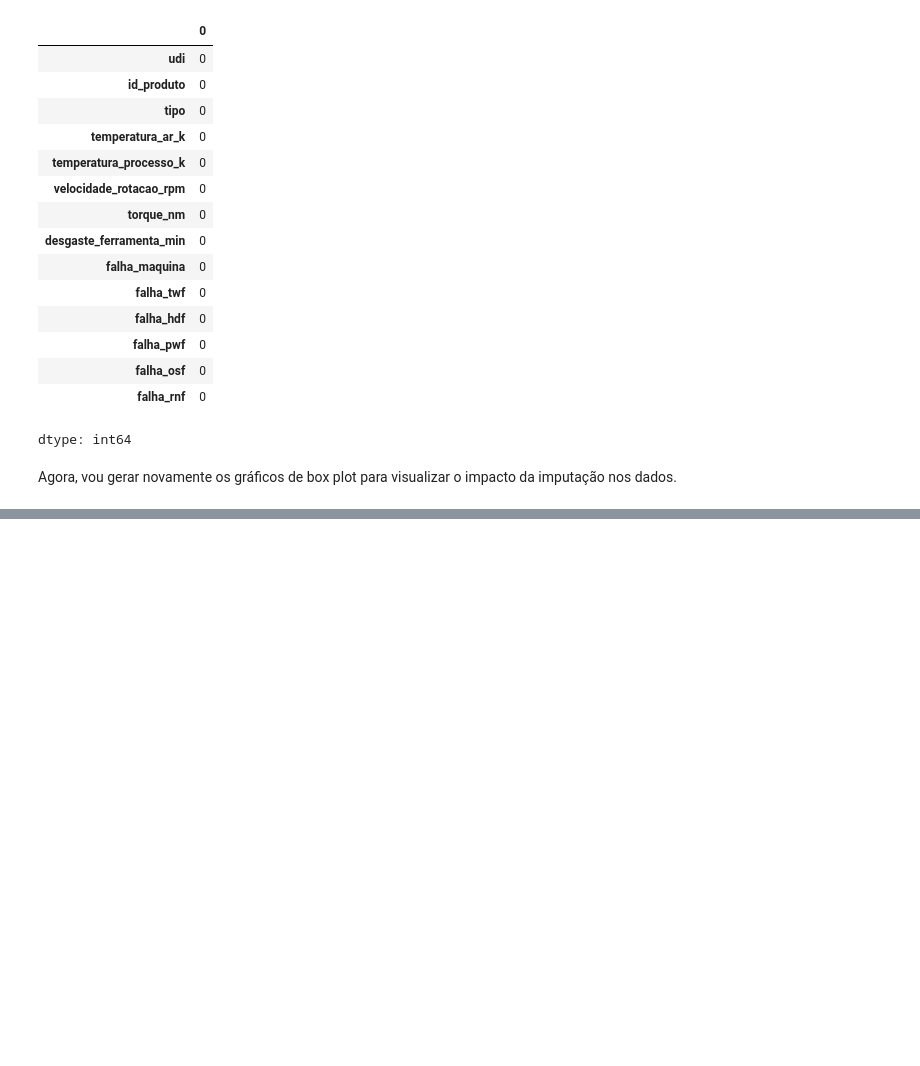
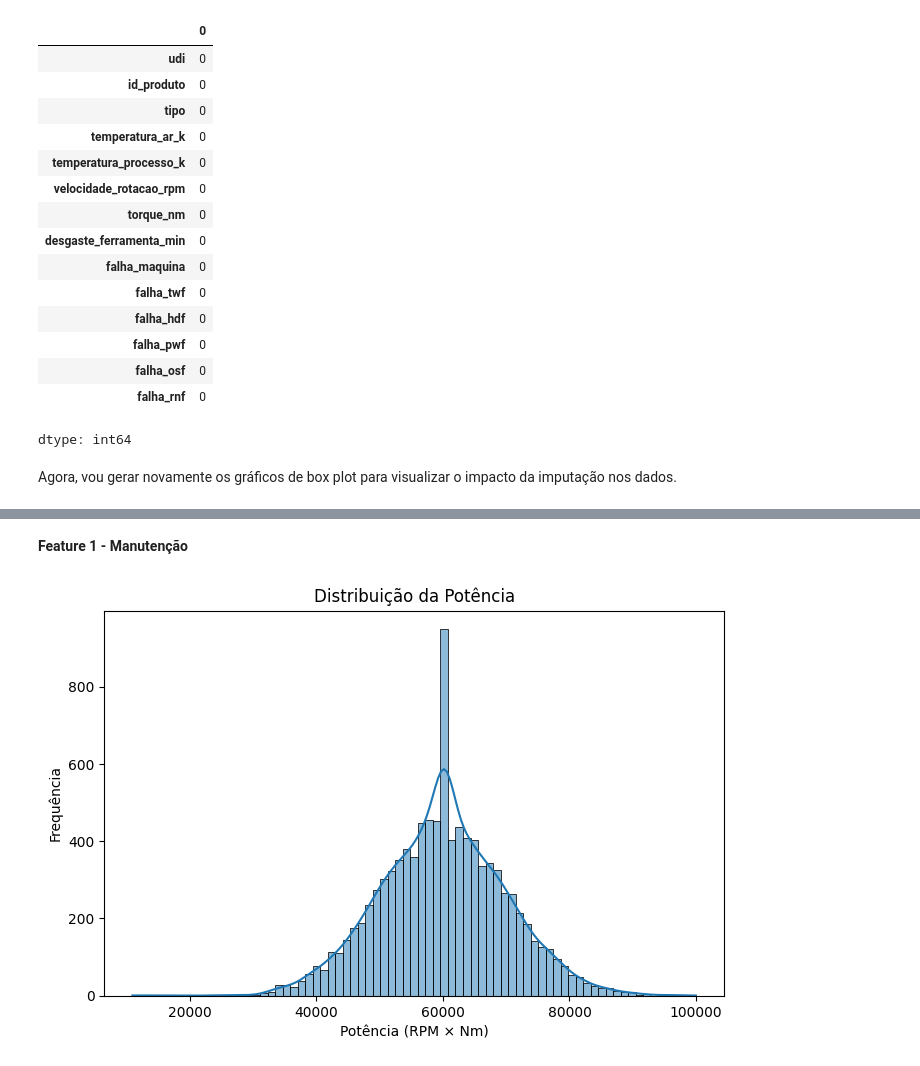
Before and after one commit to nemseibr/SCTEC2026.GEARGUARD, a Jupyter notebook: PROJETO_AVALIATIVO_MÓDULO_1.ipynb, the cells around one changed output, grey strips where cells are left out. Saved outputs shown, nothing was run; the diff lists cells and outputs as text; code cells hidden in the pictures; blank space fills up the shorter version.

```diff
--- a/PROJETO_AVALIATIVO_MÓDULO_1.ipynb
+++ b/PROJETO_AVALIATIVO_MÓDULO_1.ipynb
@@ -283,5 +290,6 @@ Com base na análise anterior eu estou prosseguindo com a imputação do valor d
 # %% [markdown]
 Preenchimento de valores nulos presentes nas colunas temperatura_ar_k e temperatura_processo_k com a média:
 # %%
-df['temperatura_ar_k'].fillna(df['temperatura_ar_k'].mean(), inplace=True)
-df['temperatura_processo_k'].fillna(df['temperatura_processo_k'].mean(), inplace=True)
+df['temperatura_ar_k'] = df['temperatura_ar_k'].fillna(df['temperatura_ar_k'].mean())
+
+df['temperatura_processo_k'] = df['temperatura_processo_k'].fillna(df['temperatura_processo_k'].mean())
@@ -301,5 +296,6 @@ For example, when doing 'df[col].method(value, inplace=True)', try using 'df.met
 # %% [markdown]
 Preenchimento de valores nulos presentes nas colunas velocidade_rotacao_rpm e torque_nm com a mediana:
 # %%
-df['velocidade_rotacao_rpm'].fillna(df['velocidade_rotacao_rpm'].median(), inplace=True)
-df['torque_nm'].fillna(df['torque_nm'].median(), inplace=True)
+df['velocidade_rotacao_rpm'] = df['velocidade_rotacao_rpm'].fillna(df['velocidade_rotacao_rpm'].median())
+
+df['torque_nm'] = df['torque_nm'].fillna(df['torque_nm'].median())
@@ -374,0 +363,26 @@ Conclusão: Após a imputação dos dados, pude verificar que a alteração no g
+# %% [markdown]
+**Feature 1 - Manutenção**
+# %%
+df['potencia'] = (
+    df['velocidade_rotacao_rpm'] *
+    df['torque_nm']
+)
+# %%
+import matplotlib.pyplot as plt
+import seaborn as sns
+
+plt.figure(figsize=(8, 5))
+
+sns.histplot(
+    data=df,
+    x='potencia',
+    kde=True
+)
+
+plt.title('Distribuição da Potência')
+plt.xlabel('Potência (RPM × Nm)')
+plt.ylabel('Frequência')
+
+plt.show()
+# %% [output]
+[figure, added]
```
Also changed, not shown: parts of 26 cells of this notebook.
